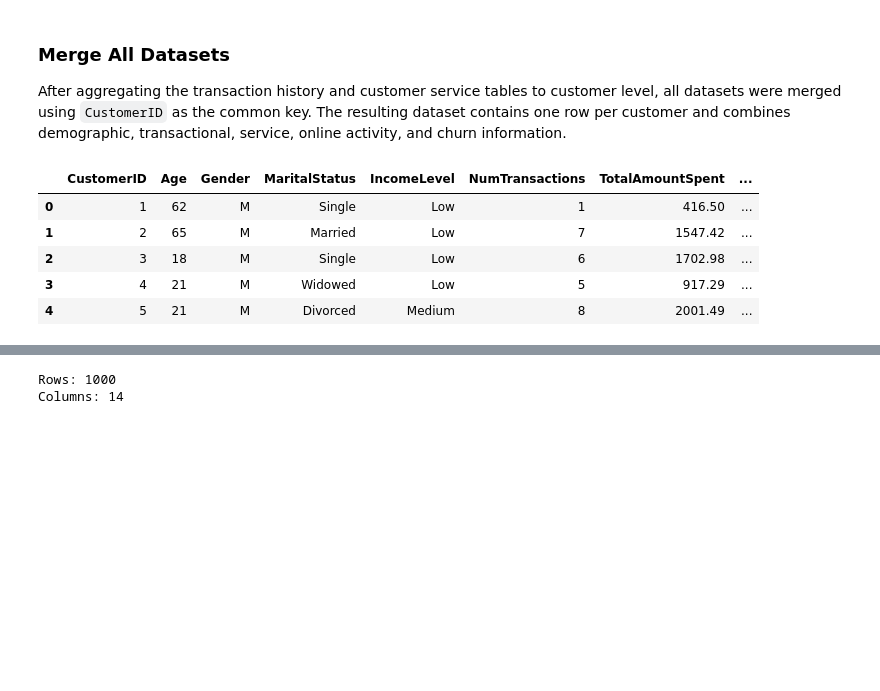
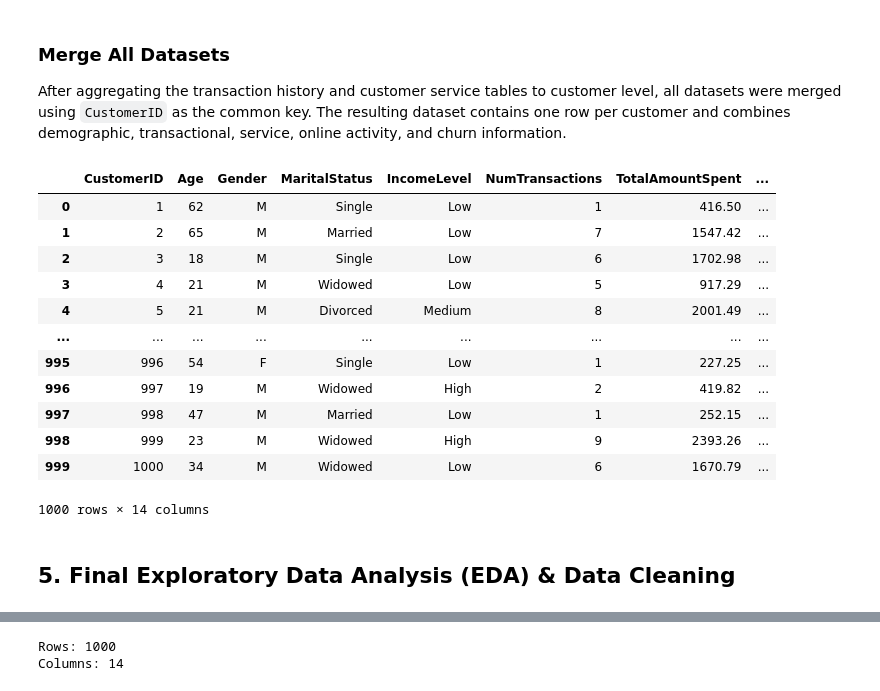
Before and after one commit to ashishpra28/Lloyds-Banking-Group-Job-Simulation, a Jupyter notebook: notebooks/Task1-EDA.ipynb, the cells around one changed output, grey strips where cells are left out. Saved outputs shown, nothing was run; the diff lists cells and outputs as text; code cells hidden in the pictures; blank space fills up the shorter version.

```diff
--- a/notebooks/Task1-EDA.ipynb
+++ b/notebooks/Task1-EDA.ipynb
@@ -590,18 +590,27 @@ After aggregating the transaction history and customer service tables to custome
 # %%
 # Merge all datasets in a single dataset
 final_df = (
     customer_demographics
     .merge(transaction_agg, on='CustomerID', how='left')
     .merge(service_agg, on='CustomerID', how='left')
     .merge(online_activity, on='CustomerID', how='left')
     .merge(churn_status, on='CustomerID', how='left')
 )
 
-final_df.head()
+final_df
 # %% [output]
 |  | CustomerID | Age | Gender | MaritalStatus | IncomeLevel | NumTransactions | TotalAmountSpent | ... |
 | 0 | 1 | 62 | M | Single | Low | 1 | 416.50 | ... |
 | 1 | 2 | 65 | M | Married | Low | 7 | 1547.42 | ... |
 | 2 | 3 | 18 | M | Single | Low | 6 | 1702.98 | ... |
 | 3 | 4 | 21 | M | Widowed | Low | 5 | 917.29 | ... |
 | 4 | 5 | 21 | M | Divorced | Medium | 8 | 2001.49 | ... |
+| ... | ... | ... | ... | ... | ... | ... | ... | ... |
+| 995 | 996 | 54 | F | Single | Low | 1 | 227.25 | ... |
+| 996 | 997 | 19 | M | Widowed | High | 2 | 419.82 | ... |
+| 997 | 998 | 47 | M | Married | Low | 1 | 252.15 | ... |
+| 998 | 999 | 23 | M | Widowed | High | 9 | 2393.26 | ... |
+| 999 | 1000 | 34 | M | Widowed | Low | 6 | 1670.79 | ... |
+1000 rows × 14 columns
+# %% [markdown]
+## 5. Final Exploratory Data Analysis (EDA) & Data Cleaning
```
Also changed, not shown: parts of 5 cells of this notebook.
